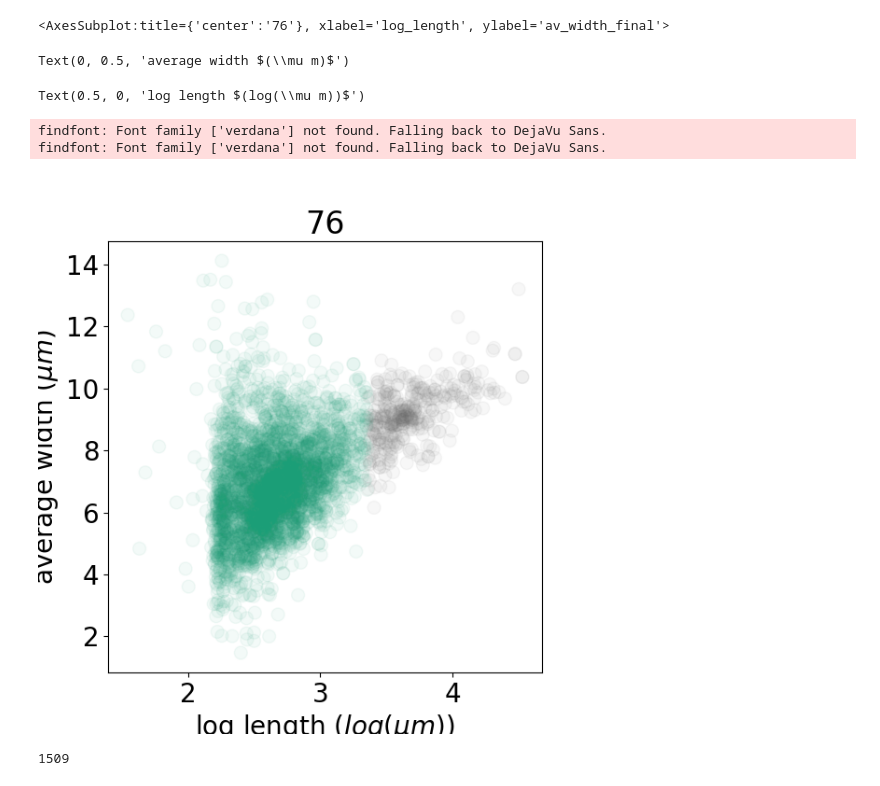
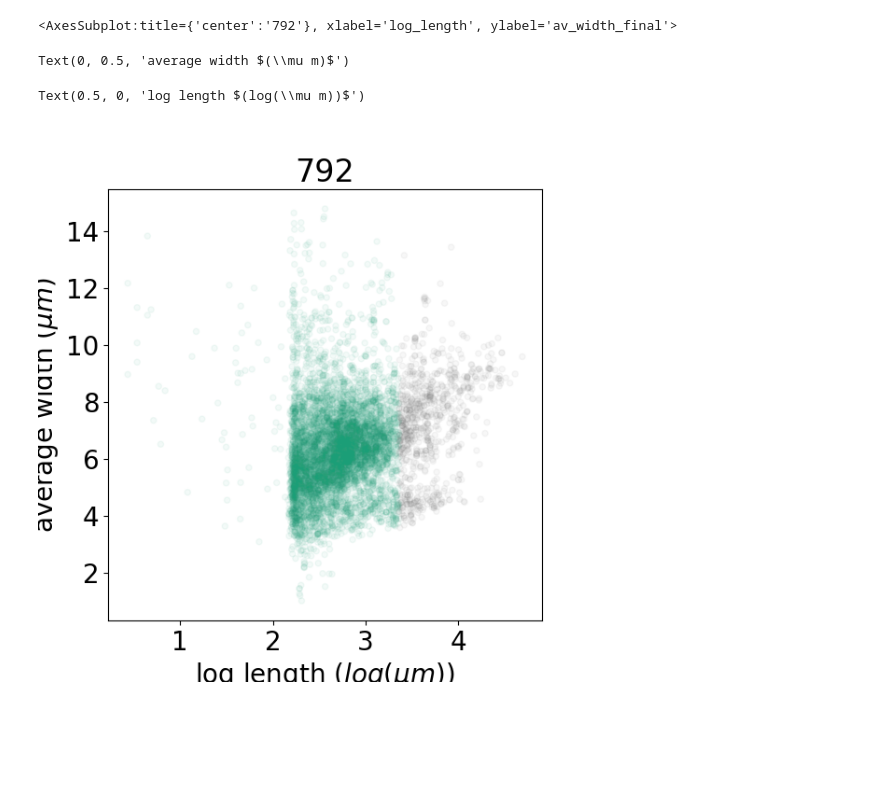
Before and after one commit to Cocopyth/AMFtrack, a Jupyter notebook: amftrack/notebooks/table_building_development/RH_BAS.ipynb, the cells around one changed output. Cells and saved outputs as stored; diff of their text form; code cells hidden in the pictures; blank space fills up the shorter version.

Commit message:
lots of work since last commit...

```diff
--- a/amftrack/notebooks/table_building_development/RH_BAS.ipynb
+++ b/amftrack/notebooks/table_building_development/RH_BAS.ipynb
@@ -121,18 +313,19 @@ for plate in plates:
     time_hypha_table[plate]=global_hypha_info.loc[global_hypha_info['Plate']==plate].copy()
     select_time_plate = ind_plate_table[plate]
     last_time = np.max(select_time_plate.loc[select_time_plate['out_study']==0]['time_since_begin'])
-    last_time2 = np.max(select_time_plate.loc[select_time_plate['local_growth_rate']>=0.5]['time_since_begin'])
+    # last_time2 = np.max(select_time_plate.loc[select_time_plate['local_growth_rate']>=0.5]['time_since_begin'])
     select_time = time_hypha_info.loc[time_hypha_info['Plate']==plate]
-    select_time = select_time.loc[select_time['speed'].between(0,400)]
+    # select_time = select_time.loc[select_time['speed'].between(0,400)]
     select_global = global_hypha_info.loc[global_hypha_info['Plate']==plate]
-    select_time = select_time.loc[select_time['has_reached_final_pos']=='False']
-    select_time = select_time.loc[select_time['distance_final_pos']>200]
+    # select_time = select_time.loc[select_time['has_reached_final_pos']=='False']
+    # select_time = select_time.loc[select_time['distance_final_pos']>200]
     select_time = select_time.loc[select_time['in_ROI']=='True']
-    select_time = select_time.loc[select_time['time_since_begin_exp']<=last_time2]
+    # select_time = select_time.loc[select_time['time_since_begin_exp']<=last_time2]
     select_time['speed'] = select_time['speed'].astype(float)
     time_hypha_table[plate] = select_time
+# %%
+plate = 792
 # %%
-plate = 94
 table = ind_hypha_table[plate]
 table_time = time_hypha_table[plate]
 select_time = time_hypha_info.loc[time_hypha_info['Plate']==plate]
@@ -145,7 +338,7 @@ table['log_growth'] = np.log10((table['tot_growth_C']+1).astype(float))
 table['growth_lapse'] = table_time.groupby('end')['speed'].count()
 table['speed_at_init'] = speed_at_init.groupby('end')['speed'].max()
 # table = table.loc[table['max_speed'].notnull()]
-table = table.loc[table['av_width_final'].between(0,15)]
+# table = table.loc[table['av_width_final'].between(0,15)]
 # table = table.loc[table['num_branch']>=0]
 # table = table.loc[table['tot_growth_C']>=200]
 
@@ -161,5 +355,4 @@ The is_first_col function was deprecated in Matplotlib 3.4 and will be removed t
 # %%
-plate = 76
 table = ind_hypha_table[plate]
 table_time = time_hypha_table[plate]
 select_time = time_hypha_info.loc[time_hypha_info['Plate']==plate]
@@ -170,23 +363,24 @@ table['log_length'] = np.log10((table['tot_length_C']+1).astype(float))
 table['growth_lapse'] = table_time.groupby('end')['speed'].count()
 table['speed_at_init'] = speed_at_init.groupby('end')['speed'].max()
 # table = table.loc[table['max_speed'].notnull()]
-table = table.loc[table['av_width_final'].between(0,15)]
+# table = table.loc[table['av_width_final'].between(0,15)]
 # table = table.loc[table['num_branch']>=1]
 # table['branch_frequ'] = table['num_branch']/table['tot_length_C']
 # table = table.loc[table['branch_frequ']<0.003]
-from sklearn.cluster import KMeans
-df = table[['log_length']].fillna(0)
-features = ['log_length']# Separating out the features
-# features = ['log_length','mean_speed2']# Separating out the features
+# from sklearn.cluster import KMeans
+# df = table[['log_length']].fillna(0)
+# features = ['log_length']# Separating out the features
+# # features = ['log_length','mean_speed2']# Separating out the features
 
-x = table.loc[:, features].values# Separating out the target
-# y = table.loc[:,['target']].values# Standardizing the features
-x = StandardScaler().fit_transform(x)
-kmeans = KMeans(n_clusters=3).fit(x)
-centroids = kmeans.cluster_centers_
-c= kmeans.labels_.astype(float)
+# x = table.loc[:, features].values# Separating out the target
+# # y = table.loc[:,['target']].values# Standardizing the features
+# x = StandardScaler().fit_transform(x)
+# kmeans = KMeans(n_clusters=3).fit(x)
+# centroids = kmeans.cluster_centers_
+# c= kmeans.labels_.astype(float)
 
-table['category'] = c
-table['is_rh'] = (table['category']==table.groupby('category')['max_speed'].mean().idxmax()).astype(int)
+# table['category'] = c
+# table['is_rh'] = (table['category']==table.groupby('category')['max_speed'].mean().idxmax()).astype(int)
 table['is_rh'] = (table['log_length']>=3.36).astype(int)
 table['is_small'] = (table['log_length']<=2.3).astype(int)
+table['is_bas'] = (table['log_length'].between(2.3,3.36)).astype(int)
@@ -210,22 +387,16 @@ See the caveats in the documentation: https://pandas.pydata.org/pandas-docs/stab
 # %%
 fig, ax = plt.subplots(1, 1, figsize=(6, 6))
 ylabel = 'average width $(\mu m)$'
 # ylabel = 'maximum speed $(\mu m.s^{-1})$'
 xlabel = 'log length $(log(\mu m))$'
 
-table.plot('log_length','av_width_final',c='is_rh',kind='scatter',colormap='Dark2',alpha = 0.05,s=100,ax=ax,title = plate,colorbar = False)
+table.plot('log_length','av_width_final',c='is_rh',kind='scatter',colormap='Dark2',alpha = 0.05,s=20,ax=ax,title = plate,colorbar = False)
 ax.set_ylabel(ylabel)
 ax.set_xlabel(xlabel)
 # ax.set_xlim(2.5,4.5)
 # ax.set_ylim(50,400)
 # %% [output]
-<AxesSubplot:title={'center':'76'}, xlabel='log_length', ylabel='av_width_final'>
+<AxesSubplot:title={'center':'792'}, xlabel='log_length', ylabel='av_width_final'>
 Text(0, 0.5, 'average width $(\\mu m)$')
 Text(0.5, 0, 'log length $(log(\\mu m))$')
-findfont: Font family ['verdana'] not found. Falling back to DejaVu Sans.
-findfont: Font family ['verdana'] not found. Falling back to DejaVu Sans.
-[figure, old version]
+[figure, new version]
-# %%
-len([hyph for hyph in exp.hyphaes if hyph.end.is_in(t)])
-# %% [output]
-1509
```
Also changed, not shown: parts of 58 cells of this notebook, 30 other files.
